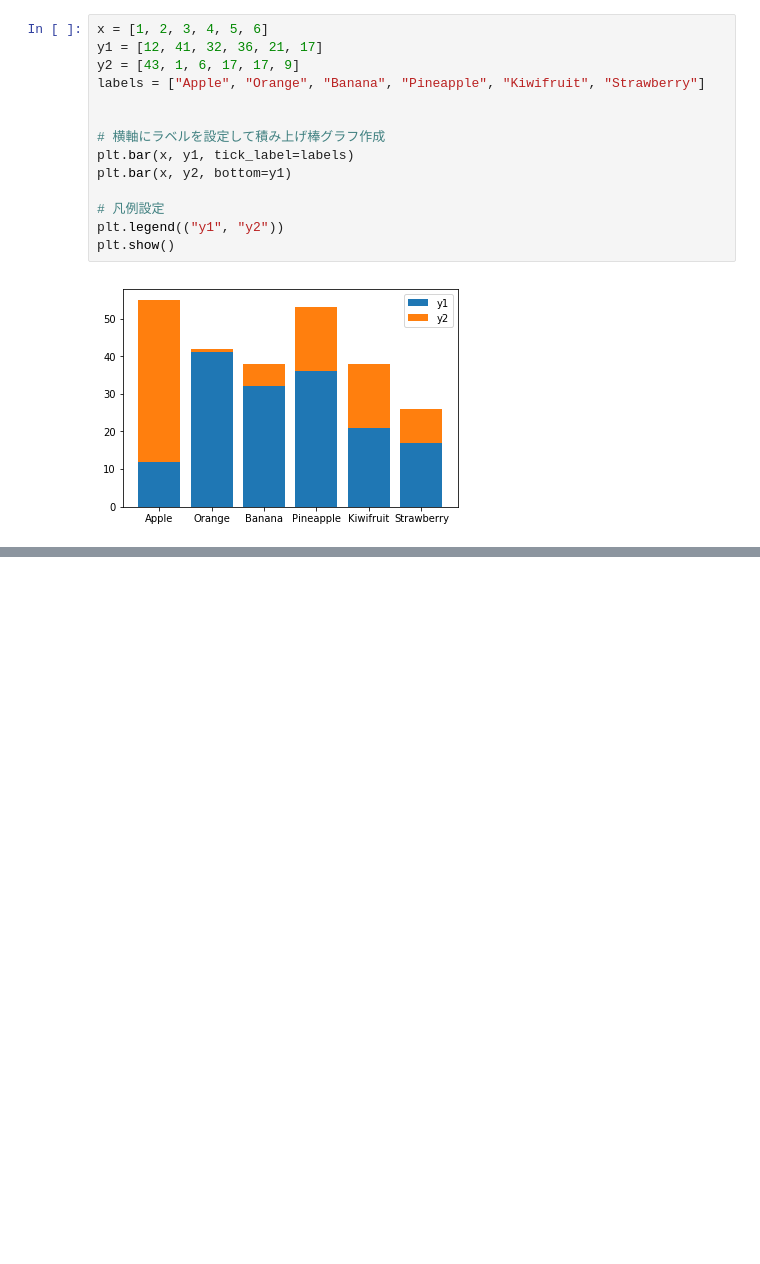
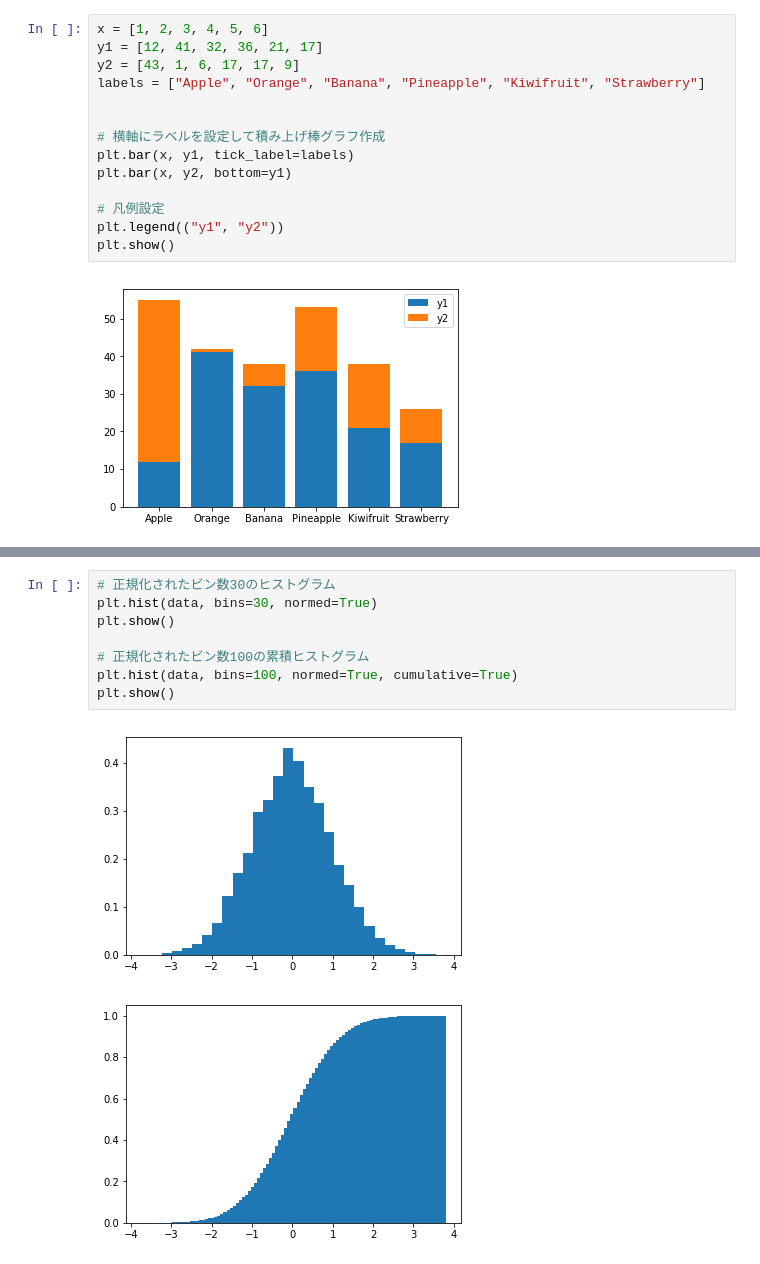
Before and after one commit to vbitjp/Python, a Jupyter notebook: plot/matplotlib01.ipynb, the cells around one changed output, grey strips where cells are left out. Saved outputs shown, nothing was run; the diff lists cells and outputs as text; blank space fills up the shorter version.

```diff
--- a/plot/matplotlib01.ipynb
+++ b/plot/matplotlib01.ipynb
@@ -79,0 +99,11 @@ plt.show()
+# %%
+# 正規化されたビン数30のヒストグラム
+plt.hist(data, bins=30, normed=True)
+plt.show()
+
+# 正規化されたビン数100の累積ヒストグラム
+plt.hist(data, bins=100, normed=True, cumulative=True)
+plt.show()
+# %% [output]
+[figure, added]
+[figure, added]
```
Also changed, not shown: parts of 2 cells of this notebook.
